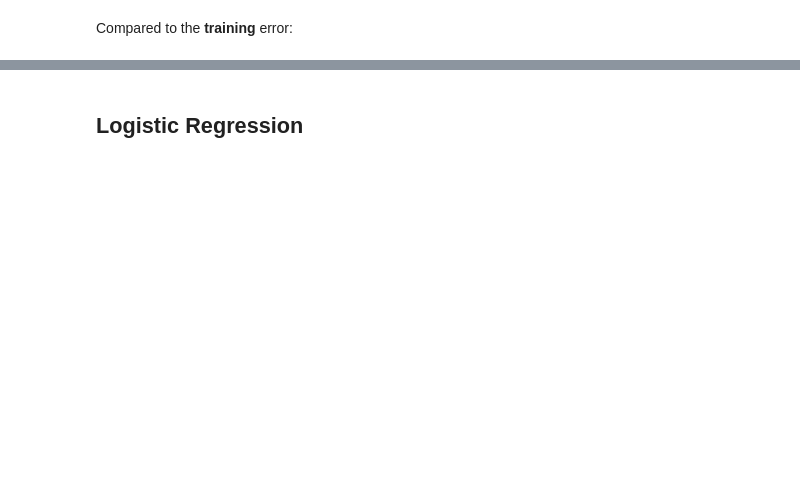
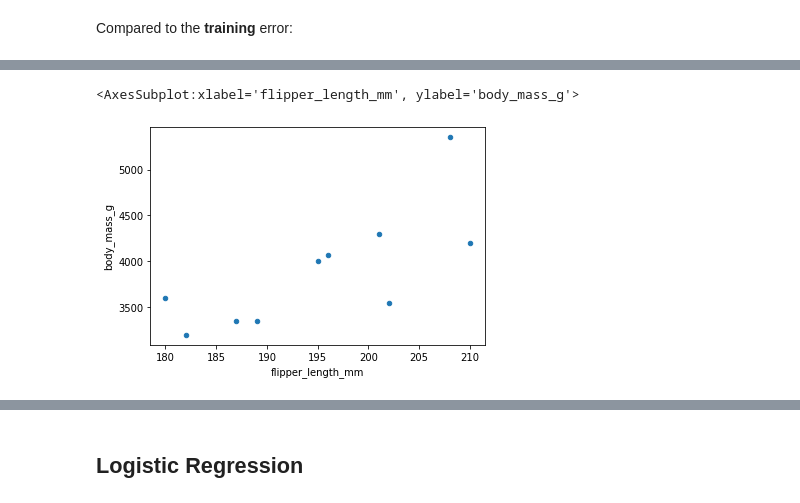
Before and after one commit to dunnkers/linear-regression-to-neural-networks, a Jupyter notebook: main.ipynb, the cells around one changed output, grey strips where cells are left out. Cells and saved outputs as stored; diff of their text form; code cells hidden in the pictures; blank space fills up the shorter version.

```diff
--- a/main.ipynb
+++ b/main.ipynb
@@ -114,0 +194,6 @@ We observe that the testing error is very close to the training error; it has ev
+# %%
+data_train.sample(10, random_state=34).plot.scatter(
+    x='flipper_length_mm', y='body_mass_g')
+# %% [output]
+<AxesSubplot:xlabel='flipper_length_mm', ylabel='body_mass_g'>
+[figure, added]
```
Also changed, not shown: parts of 24 cells of this notebook.
